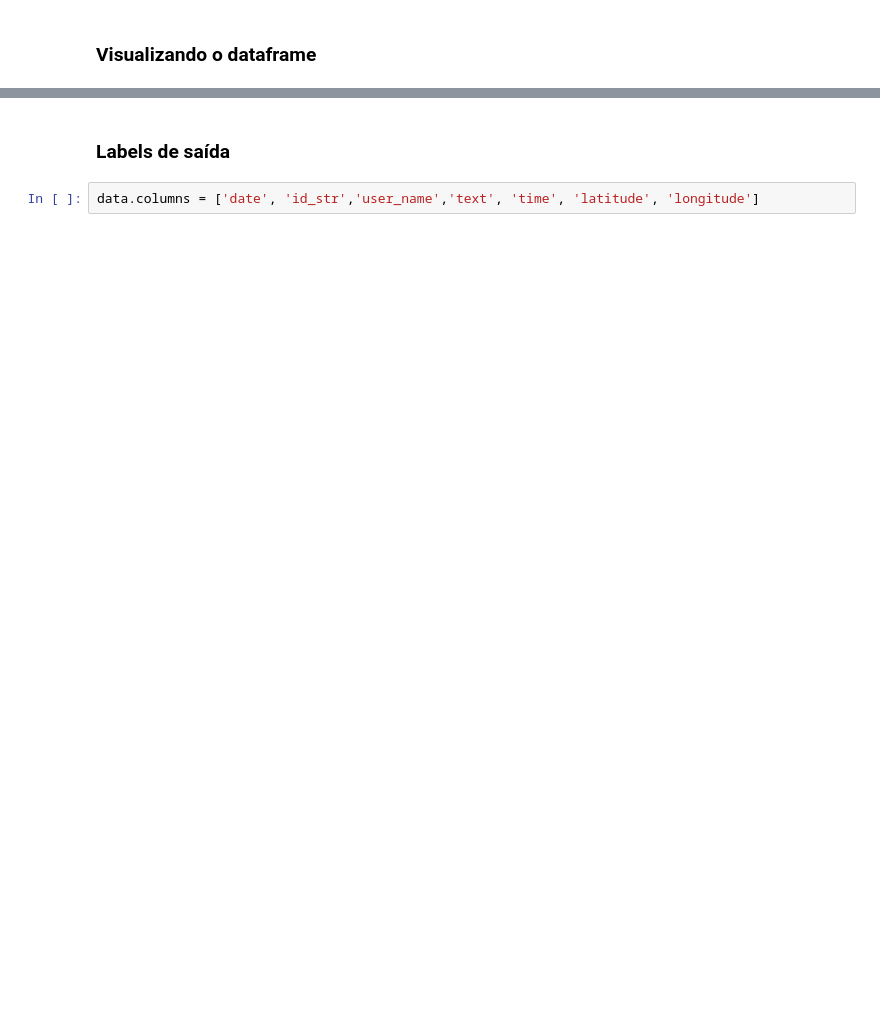
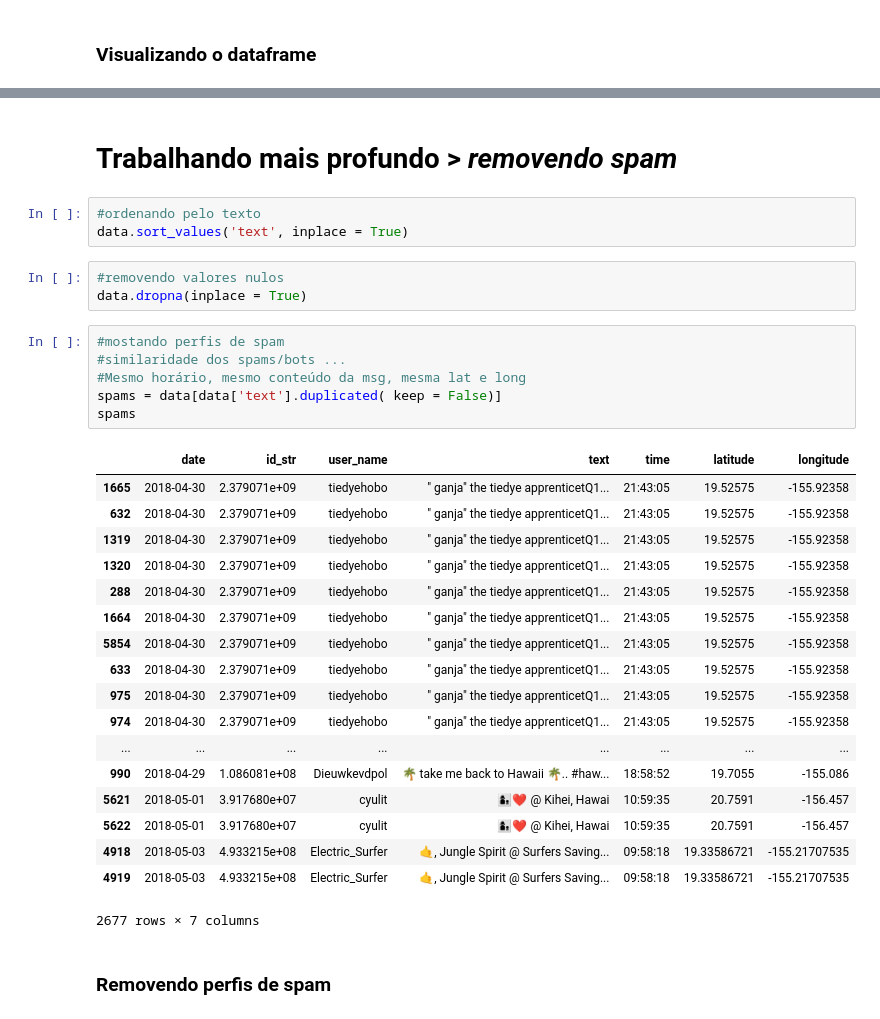
Before and after one commit to XAnakar/ICVDisaster, a Jupyter notebook: normalization/Cleaning Data/json2csv.ipynb, the cells around one changed output, grey strips where cells are left out. Drawn from its saved outputs; the diff is of its cells as text; blank space fills up the shorter version.

```diff
--- a/normalization/Cleaning Data/json2csv.ipynb
+++ b/normalization/Cleaning Data/json2csv.ipynb
@@ -108,7 +91,38 @@ data.head()
 | 2 | 2018-05-06 | 8.149151e+17 | Hazards_Network | Monday-January-2018::15:14: An ea... | 20:30:04 | 19.0781667 | -155.1876667 |
 | 3 | 2018-05-06 | 4.142280e+08 | NaomiCooper808 | #vacay #Ladat @ Waimea, Hawaii Co... | 20:09:43 | 20.02027778 | -155.66777778 |
 | 4 | 2018-05-06 | 2.011251e+07 | vioart527 | Last sunset in Hawaii . . . until... | 19:46:08 | 19.65 | -155.994 |
-# %% [markdown]
-### Labels de saída
-# %%
-data.columns = ['date', 'id_str','user_name','text', 'time', 'latitude', 'longitude']
+# %% [markdown]
+# Trabalhando mais profundo > *removendo spam*
+# %%
+#ordenando pelo texto
+data.sort_values('text', inplace = True)
+# %%
+#removendo valores nulos
+data.dropna(inplace = True)
+# %%
+#mostando perfis de spam
+#similaridade dos spams/bots ...
+#Mesmo horário, mesmo conteúdo da msg, mesma lat e long
+spams = data[data['text'].duplicated( keep = False)]
+spams
+# %% [output]
+|  | date | id_str | user_name | text | time | latitude | longitude |
+| 1665 | 2018-04-30 | 2.379071e+09 | tiedyehobo | " ganja" the tiedye apprenticetQ1... | 21:43:05 | 19.52575 | -155.92358 |
+| 632 | 2018-04-30 | 2.379071e+09 | tiedyehobo | " ganja" the tiedye apprenticetQ1... | 21:43:05 | 19.52575 | -155.92358 |
+| 1319 | 2018-04-30 | 2.379071e+09 | tiedyehobo | " ganja" the tiedye apprenticetQ1... | 21:43:05 | 19.52575 | -155.92358 |
+| 1320 | 2018-04-30 | 2.379071e+09 | tiedyehobo | " ganja" the tiedye apprenticetQ1... | 21:43:05 | 19.52575 | -155.92358 |
+| 288 | 2018-04-30 | 2.379071e+09 | tiedyehobo | " ganja" the tiedye apprenticetQ1... | 21:43:05 | 19.52575 | -155.92358 |
+| 1664 | 2018-04-30 | 2.379071e+09 | tiedyehobo | " ganja" the tiedye apprenticetQ1... | 21:43:05 | 19.52575 | -155.92358 |
+| 5854 | 2018-04-30 | 2.379071e+09 | tiedyehobo | " ganja" the tiedye apprenticetQ1... | 21:43:05 | 19.52575 | -155.92358 |
+| 633 | 2018-04-30 | 2.379071e+09 | tiedyehobo | " ganja" the tiedye apprenticetQ1... | 21:43:05 | 19.52575 | -155.92358 |
+| 975 | 2018-04-30 | 2.379071e+09 | tiedyehobo | " ganja" the tiedye apprenticetQ1... | 21:43:05 | 19.52575 | -155.92358 |
+| 974 | 2018-04-30 | 2.379071e+09 | tiedyehobo | " ganja" the tiedye apprenticetQ1... | 21:43:05 | 19.52575 | -155.92358 |
+| ... | ... | ... | ... | ... | ... | ... | ... |
+| 990 | 2018-04-29 | 1.086081e+08 | Dieuwkevdpol | 🌴 take me back to Hawaii 🌴.. #haw... | 18:58:52 | 19.7055 | -155.086 |
+| 5621 | 2018-05-01 | 3.917680e+07 | cyulit | 👩‍👦❤ @ Kihei, Hawai | 10:59:35 | 20.7591 | -156.457 |
+| 5622 | 2018-05-01 | 3.917680e+07 | cyulit | 👩‍👦❤ @ Kihei, Hawai | 10:59:35 | 20.7591 | -156.457 |
+| 4918 | 2018-05-03 | 4.933215e+08 | Electric_Surfer | 🤙, Jungle Spirit @ Surfers Saving... | 09:58:18 | 19.33586721 | -155.21707535 |
+| 4919 | 2018-05-03 | 4.933215e+08 | Electric_Surfer | 🤙, Jungle Spirit @ Surfers Saving... | 09:58:18 | 19.33586721 | -155.21707535 |
+2677 rows × 7 columns
+# %% [markdown]
+### Removendo perfis de spam
```
Also changed, not shown: parts of 18 cells of this notebook, 6 other files.
